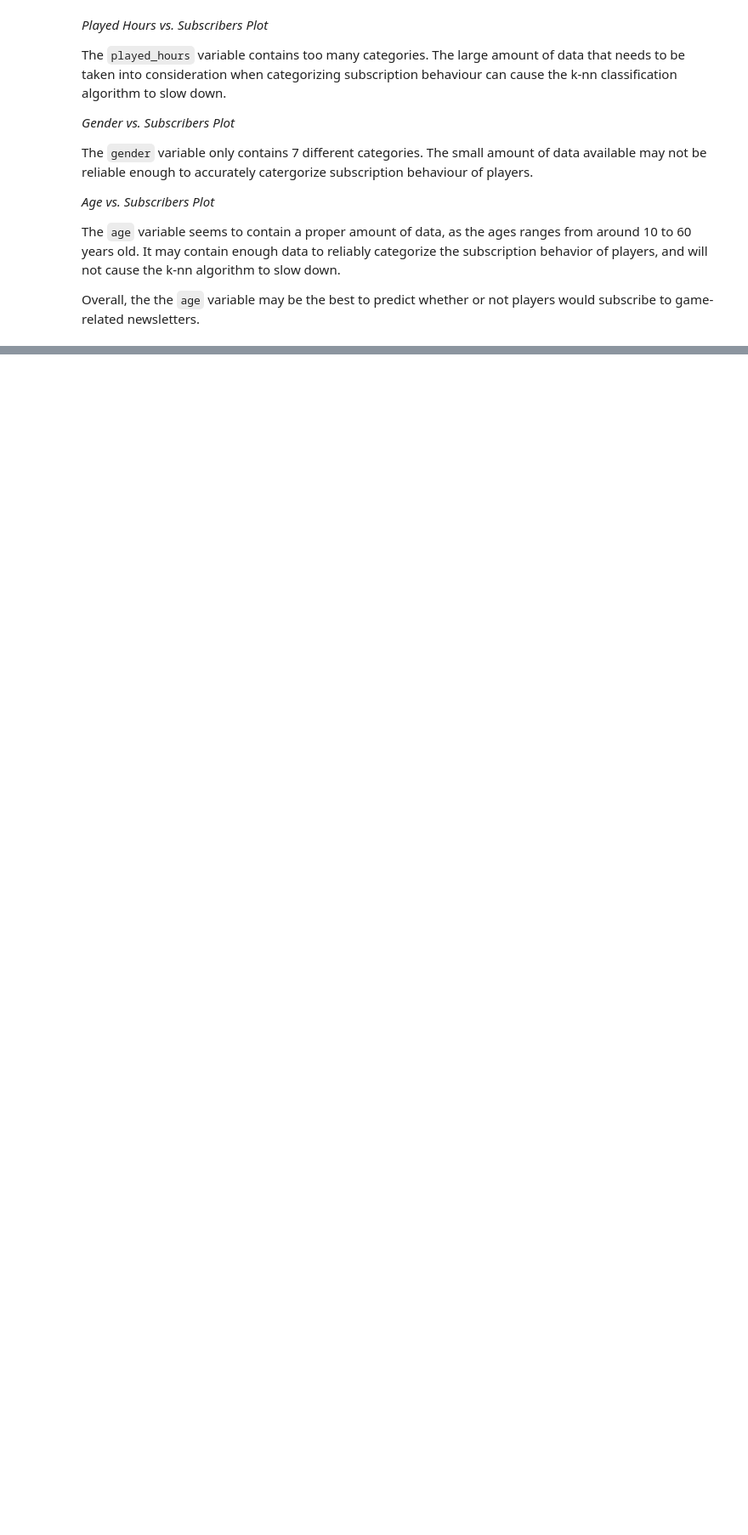
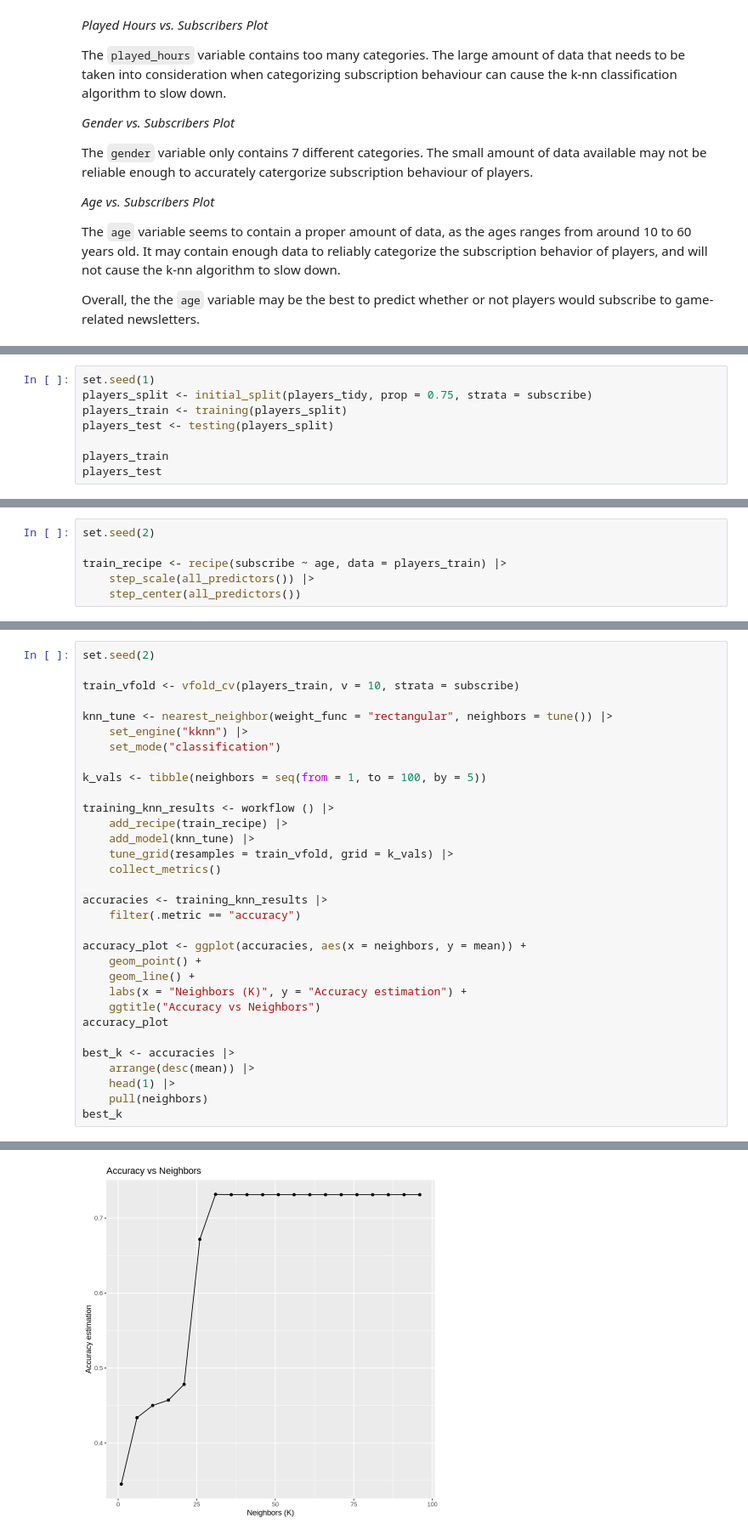
Before and after one commit to zzashleeyj/DSCI100-46-Group-Project, a Jupyter notebook: Final Project 46.ipynb, the cells around one changed output, grey strips where cells are left out. Shown at 85% size. Drawn from its saved outputs; the diff is of its cells as text; blank space fills up the shorter version.

```diff
--- a/Final Project 46.ipynb
+++ b/Final Project 46.ipynb
@@ -181,0 +194,8 @@ Overall, the the `age` variable may be the best to predict whether or not player
+# %%
+set.seed(1)
+players_split <- initial_split(players_tidy, prop = 0.75, strata = subscribe)
+players_train <- training(players_split)
+players_test <- testing(players_split)
+
+players_train
+players_test
@@ -181,0 +225,6 @@ Overall, the the `age` variable may be the best to predict whether or not player
+# %%
+set.seed(2)
+
+train_recipe <- recipe(subscribe ~ age, data = players_train) |>
+    step_scale(all_predictors()) |>
+    step_center(all_predictors())
@@ -181,0 +233,33 @@ Overall, the the `age` variable may be the best to predict whether or not player
+# %%
+set.seed(2)
+
+train_vfold <- vfold_cv(players_train, v = 10, strata = subscribe)
+
+knn_tune <- nearest_neighbor(weight_func = "rectangular", neighbors = tune()) |>
+    set_engine("kknn") |>
+    set_mode("classification")
+
+k_vals <- tibble(neighbors = seq(from = 1, to = 100, by = 5))
+
+training_knn_results <- workflow () |>
+    add_recipe(train_recipe) |>
+    add_model(knn_tune) |>
+    tune_grid(resamples = train_vfold, grid = k_vals) |>
+    collect_metrics()
+
+accuracies <- training_knn_results |>
+    filter(.metric == "accuracy")
+
+accuracy_plot <- ggplot(accuracies, aes(x = neighbors, y = mean)) +
+    geom_point() +
+    geom_line() +
+    labs(x = "Neighbors (K)", y = "Accuracy estimation") +
+    ggtitle("Accuracy vs Neighbors")
+accuracy_plot
+
+best_k <- accuracies |>
+    arrange(desc(mean)) |>
+    head(1) |>
+    pull(neighbors)
+best_k
+# %% [output]
@@ -181,0 +267 @@ Overall, the the `age` variable may be the best to predict whether or not player
+[figure, added]
```
Also changed, not shown: parts of 13 cells of this notebook.
